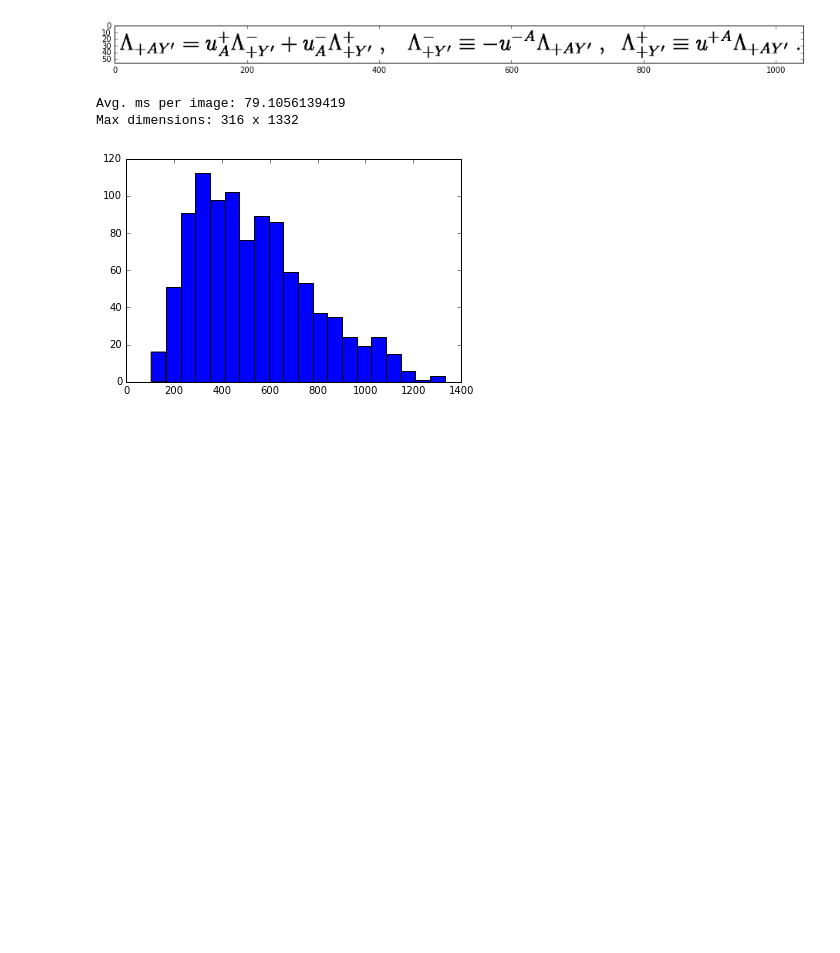
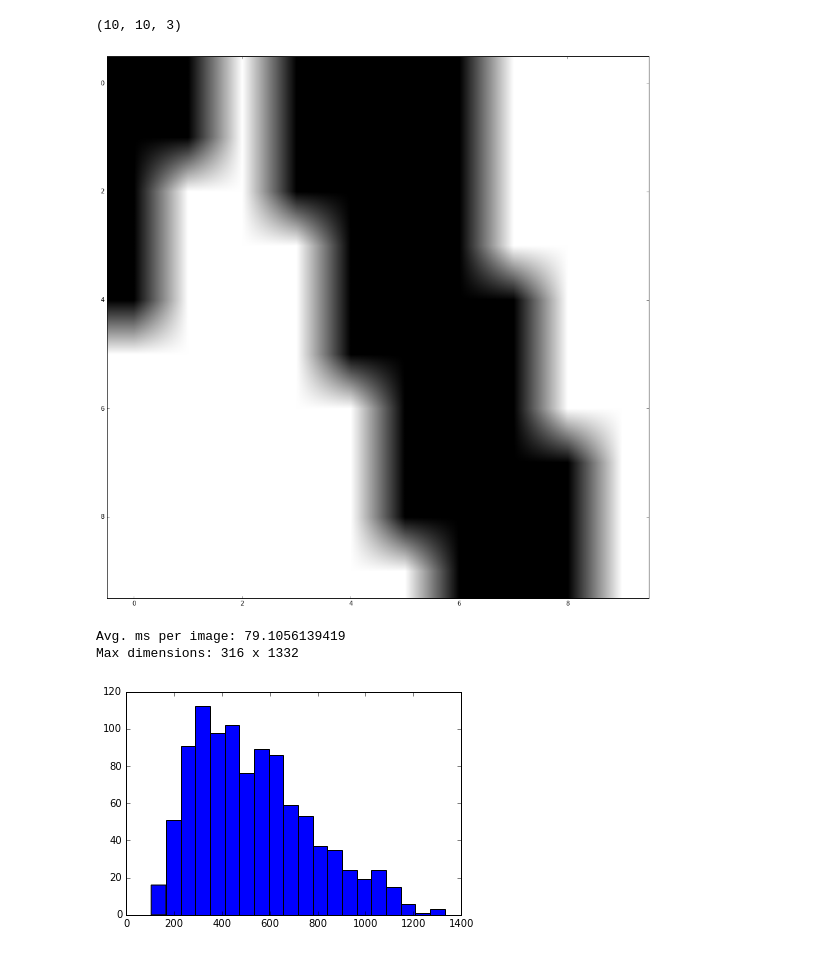
Before and after one commit to kjchavez/im2latex, a Jupyter notebook: DataExploration.ipynb, the cells around one changed output. Saved outputs shown, nothing was run; the diff lists cells and outputs as text; code cells hidden in the pictures; blank space fills up the shorter version.

```diff
--- a/DataExploration.ipynb
+++ b/DataExploration.ipynb
@@ -7,14 +7,16 @@ from util.data_utils import *
 # %%
 def large_plot(image):
     plt.figure(figsize=(16,16))
     plt.imshow(im)
     plt.show()
 
 im = cv2.imread("data/cropped_images/100f228b42.png")
-im = get_window(im)
+im = get_window(im)[20:30, 15:25, :]
+print im.shape
 large_plot(im)
 # %% [output]
+(10, 10, 3)
-[figure, old version]
+[figure, new version]
 # %%
 # Get some information about the height, width of these formulas.
 import glob
```
Also changed, not shown: 8 other files.
